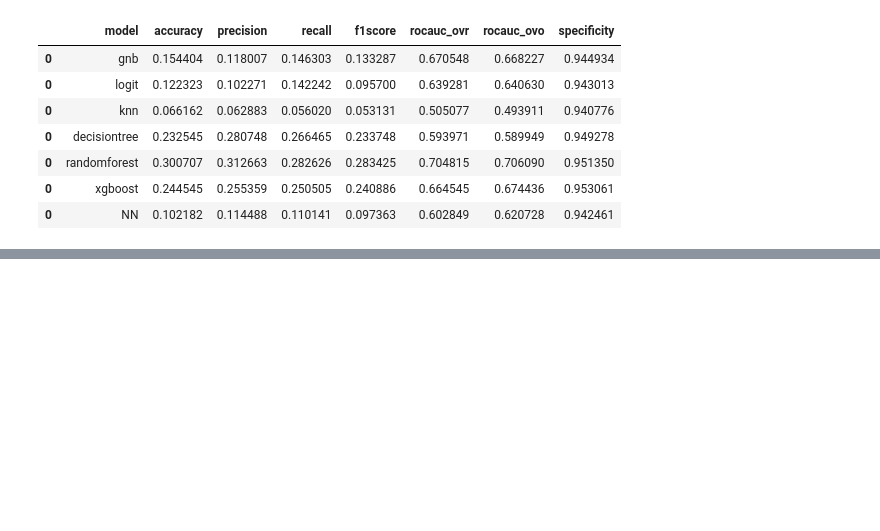
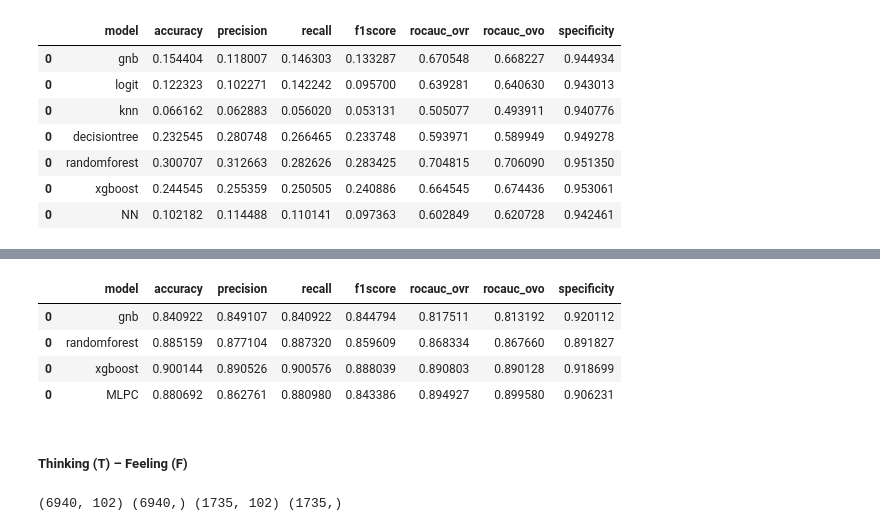
Before and after one commit to mikongame/project-final, a Jupyter notebook: your-project/3_MBTI Model building and evaluation (ML).ipynb, the cells around one changed output, grey strips where cells are left out. Cells and saved outputs as stored; diff of their text form; code cells hidden in the pictures; blank space fills up the shorter version.

```diff
--- a/your-project/3_MBTI Model building and evaluation (ML).ipynb
+++ b/your-project/3_MBTI Model building and evaluation (ML).ipynb
@@ -572,0 +652,3 @@ models_df
+# %%
+X = result_svd_vec_dimensions.drop(["type","i-e", "n-s", "t-f", "j-p"], axis=1).values
+y = result_svd_vec_dimensions["n-s"].values
@@ -572,0 +660,43 @@ models_df
+# %%
+def baseline_report(model, X_train, X_test, y_train, y_test, name):
+    strat_k_fold = StratifiedKFold(n_splits=5, shuffle=True)
+    model.fit(X_train, y_train)
+    accuracy     = np.mean(cross_val_score(model, X_train, y_train, cv=strat_k_fold, scoring='accuracy'))
+    precision    = np.mean(cross_val_score(model, X_train, y_train, cv=strat_k_fold, scoring='precision_weighted'))
+    recall       = np.mean(cross_val_score(model, X_train, y_train, cv=strat_k_fold, scoring='recall_weighted'))
+    f1score      = np.mean(cross_val_score(model, X_train, y_train, cv=strat_k_fold, scoring='f1_weighted'))
+    rocauc_ovr   = np.mean(cross_val_score(model, X_train, y_train, cv=strat_k_fold, scoring='roc_auc_ovr_weighted'))
+    rocauc_ovo   = np.mean(cross_val_score(model, X_train, y_train, cv=strat_k_fold, scoring='roc_auc_ovo_weighted'))
+    y_pred = model.predict(X_test)
+    tn, fp, fn, tp = confusion_matrix(y_pred, y_test).ravel()
+    specificity = tn / (tn+fp)
+
+    df_model = pd.DataFrame({'model'        : [name],
+                             'accuracy'     : [accuracy],
+                             'precision'    : [precision],
+                             'recall'       : [recall],
+                             'f1score'      : [f1score],
+                             'rocauc_ovr'   : [rocauc_ovr],
+                             'rocauc_ovo'   : [rocauc_ovo],
+                             'specificity'  : [specificity]
+                            })
+    return df_model
+# %%
+models = {'gnb': GaussianNB(),
+          'randomforest': RandomForestClassifier(),
+          'xgboost': GradientBoostingClassifier(),
+          'MLPC': MLPClassifier()
+         }
+# %%
+# Evaluation of models
+models_df = pd.concat([baseline_report(model, X_train, X_test, y_train, y_test, name) for (name, model) in models.items()])
+models_df.to_csv("data/output_csv/models_n-s.csv")
+models_df
+# %% [output]
+|  | model | accuracy | precision | recall | f1score | rocauc_ovr | rocauc_ovo | specificity |
+| 0 | gnb | 0.840922 | 0.849107 | 0.840922 | 0.844794 | 0.817511 | 0.813192 | 0.920112 |
+| 0 | randomforest | 0.885159 | 0.877104 | 0.887320 | 0.859609 | 0.868334 | 0.867660 | 0.891827 |
+| 0 | xgboost | 0.900144 | 0.890526 | 0.900576 | 0.888039 | 0.890803 | 0.890128 | 0.918699 |
+| 0 | MLPC | 0.880692 | 0.862761 | 0.880980 | 0.843386 | 0.894927 | 0.899580 | 0.906231 |
+# %% [markdown]
+##### Thinking (T) – Feeling (F)
@@ -572,0 +706,5 @@ models_df
+# %%
+X_train, X_test, y_train, y_test = train_test_split(X, y, random_state=42, test_size=0.2)
+print ((X_train.shape),(y_train.shape),(X_test.shape),(y_test.shape))
+# %% [output]
+(6940, 102) (6940,) (1735, 102) (1735,)
```
Also changed, not shown: parts of 35 cells of this notebook, 3 other files.
